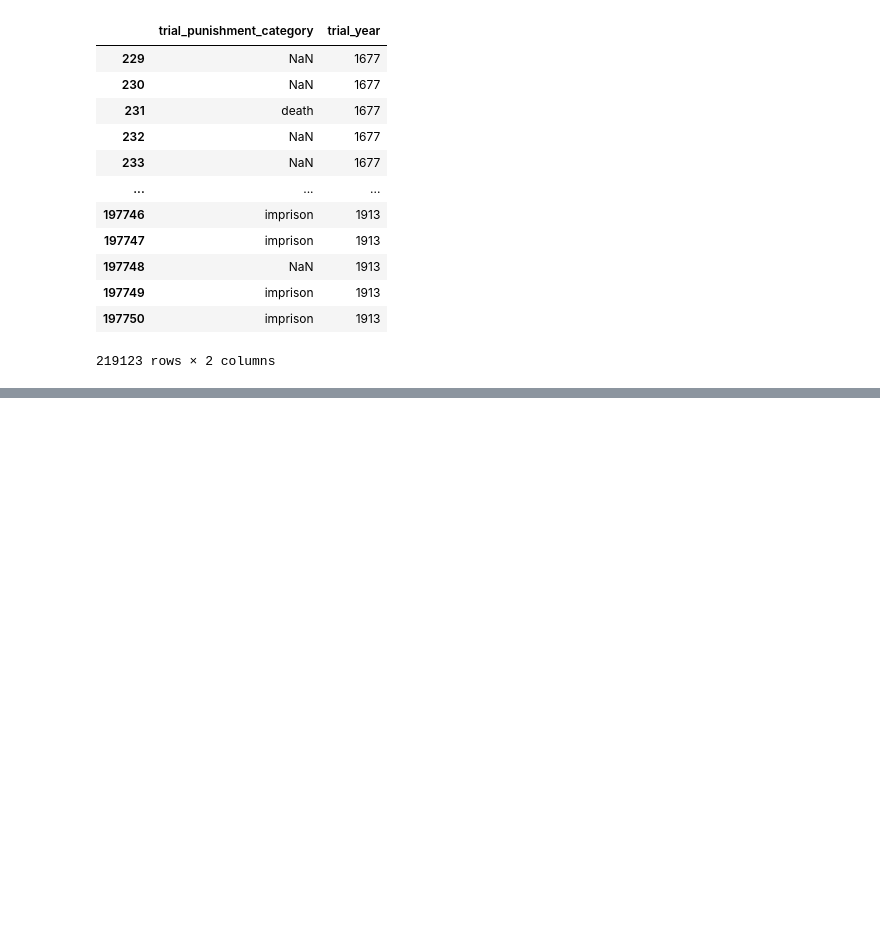
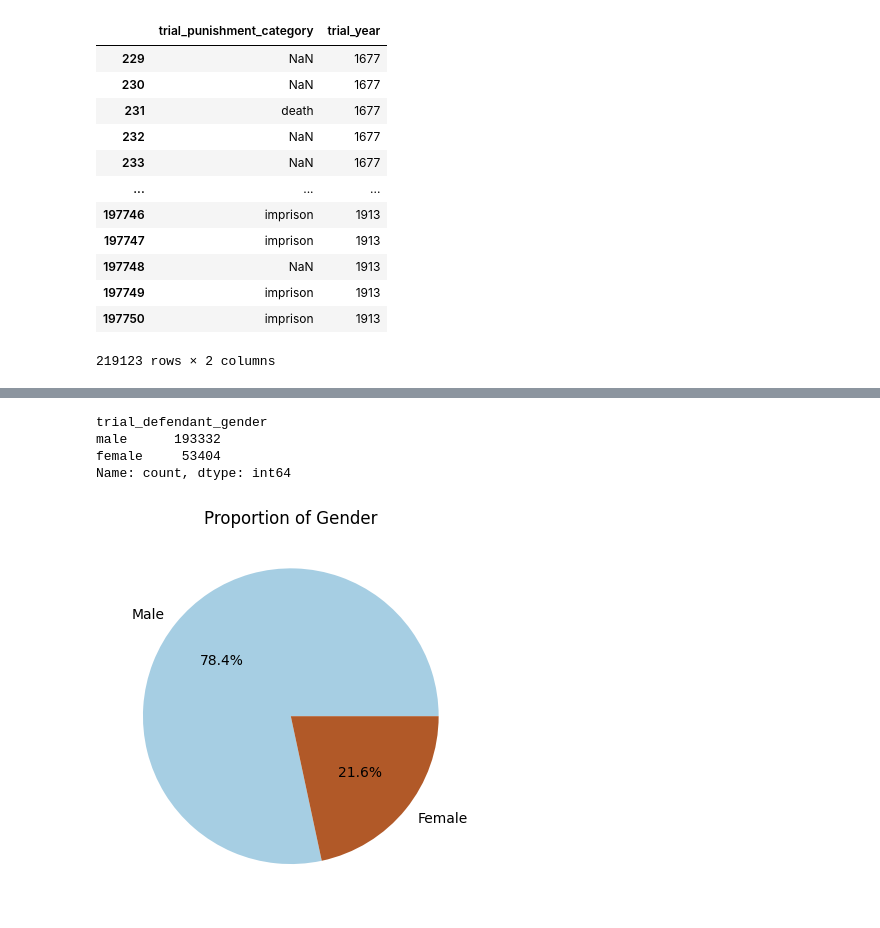
Before and after one commit to isabelabuzzo/Old-Bailey-Trails-Analysis, a Jupyter notebook: 1_Intro.ipynb, the cells around one changed output, grey strips where cells are left out. Cells and saved outputs as stored; diff of their text form; code cells hidden in the pictures; blank space fills up the shorter version.

Commit message:
feat: added gender and time analysis and plotting

```diff
--- a/1_Intro.ipynb
+++ b/1_Intro.ipynb
@@ -651,0 +670,23 @@ df_time_punish
+# %%
+df_gender = df_wnan_timestamp['trial_defendant_gender']
+df_gender = df_gender.explode('trial_defendant_gender')
+df_gender = df_gender[~df_gender.isin(['indeterminate'])]
+df_gender_plot = df_gender.value_counts()
+df_gender_plot
+# %% [output]
+trial_defendant_gender
+male      193332
+female     53404
+Name: count, dtype: int64
+# %%
+df_gender_plot.plot(kind='pie',
+                    y='count',
+                    autopct='%1.1f%%',
+                    colormap='Paired',
+                    labels=['Male', 'Female',],
+                    ylabel='',
+                    )
+plt.title("Proportion of Gender", loc='center')
+plt.show()
+# %% [output]
+[figure, added]
```
Also changed, not shown: parts of 11 cells of this notebook.
